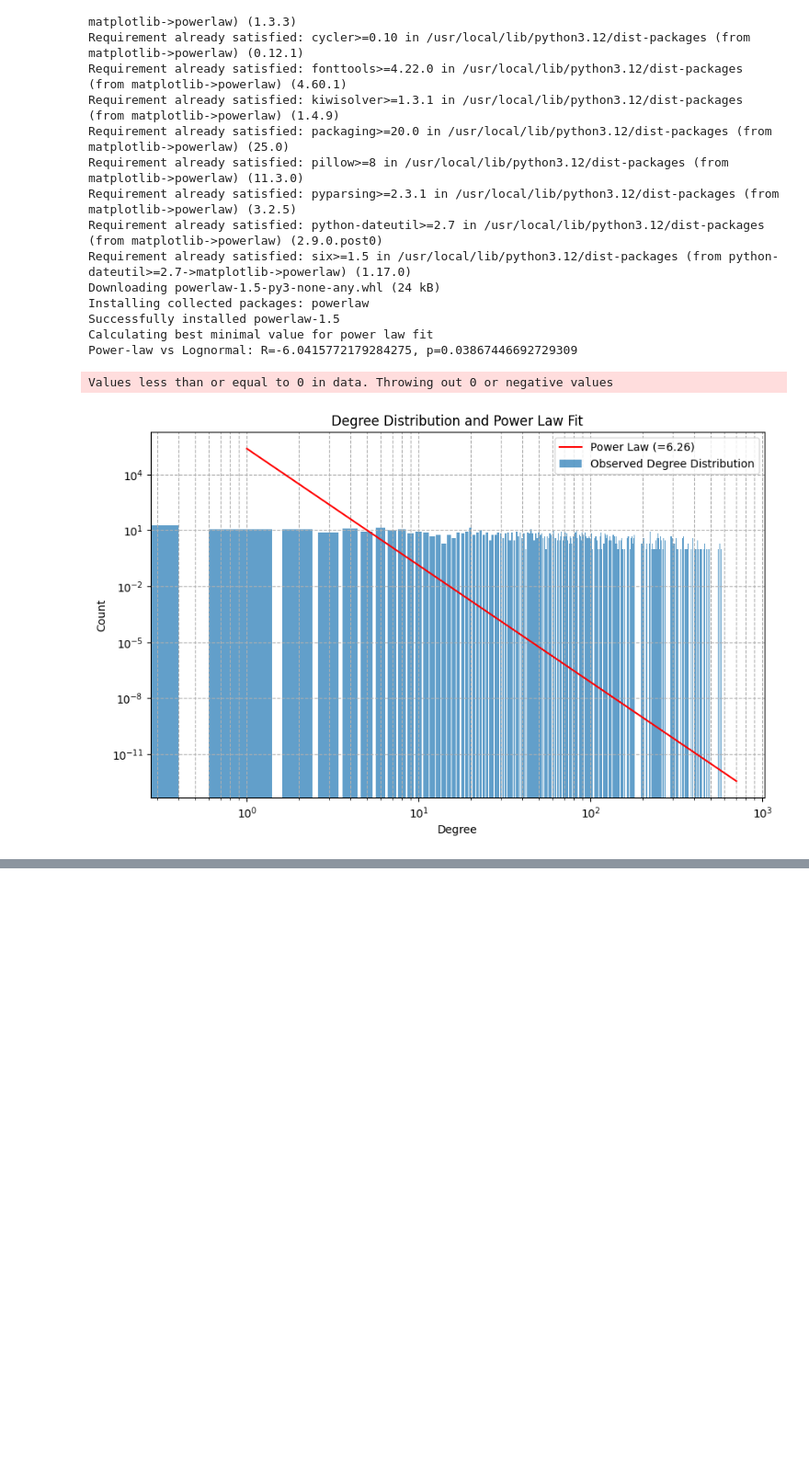
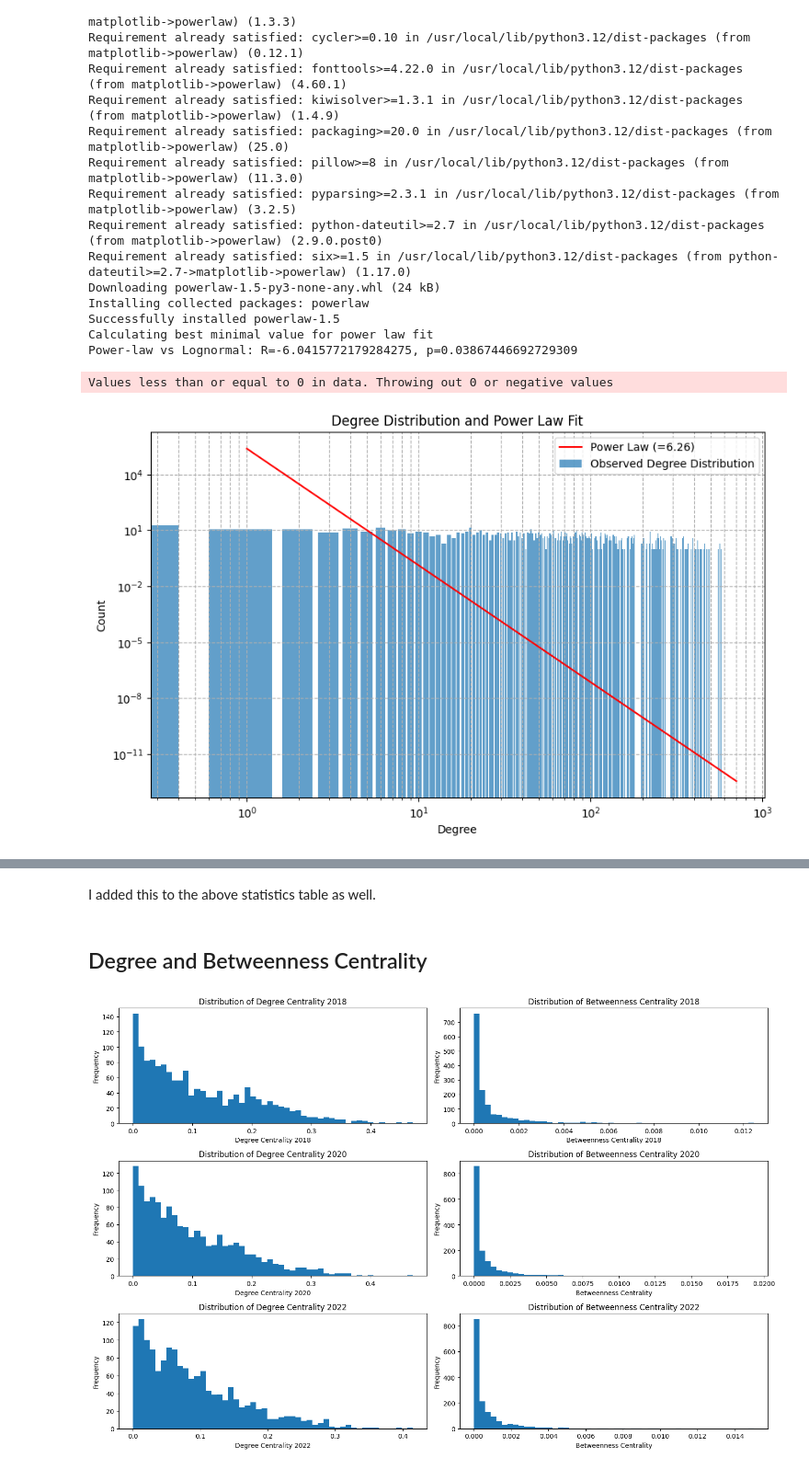
Before and after one commit to DylanMCullifer/NetworkScienceProject, a Jupyter notebook: Final_Project_NS.ipynb, the cells around one changed output, grey strips where cells are left out. Shown at 92% size. Saved outputs shown, nothing was run; the diff lists cells and outputs as text; code cells hidden in the pictures; blank space fills up the shorter version.

```diff
--- a/Final_Project_NS.ipynb
+++ b/Final_Project_NS.ipynb
@@ -327,0 +365,76 @@ plt.show()
+# %% [markdown]
+I added this to the above statistics table as well.
+# %% [markdown]
+## Degree and Betweenness Centrality
+# %%
+
+# Calculate centrality measures
+degree_centrality = nx.degree_centrality(G_2018)
+# Betweenness centrality can be computationally expensive, consider sampling for large graphs
+# Using the custom implementation from earlier for consistency, but will use a sample of nodes
+# for the full graph or use the NetworkX implementation with k for approximation if needed.
+# For now, let's use the built-in with k for approximation on the full graph
+# betweenness_centrality = betweenness_centrality(G) # Using custom, but slow for full graph
+betweenness_centrality = nx.betweenness_centrality(G_2018, k=100) # Using NetworkX with k=100 for approximation
+
+# Create lists of centrality values for plotting
+degree_values_2018 = list(degree_centrality.values())
+betweenness_values_2018 = list(betweenness_centrality.values())
+
+degree_centrality = nx.degree_centrality(G_2020)
+betweenness_centrality = nx.betweenness_centrality(G_2020, k=100)
+
+degree_values_2020 = list(degree_centrality.values())
+betweenness_values_2020 = list(betweenness_centrality.values())
+
+degree_centrality = nx.degree_centrality(G_2022)
+betweenness_centrality = nx.betweenness_centrality(G_2022, k=100)
+
+degree_values_2022 = list(degree_centrality.values())
+betweenness_values_2022 = list(betweenness_centrality.values())
+
+
+# Plot centrality distributions
+plt.figure(figsize=(15, 10))
+
+plt.subplot(3, 2, 1)
+plt.hist(degree_values_2018, bins=50)
+plt.xlabel('Degree Centrality 2018')
+plt.ylabel('Frequency')
+plt.title('Distribution of Degree Centrality 2018')
+
+plt.subplot(3, 2, 2)
+plt.hist(betweenness_values_2018, bins=50)
+plt.xlabel('Betweenness Centrality 2018')
+plt.ylabel('Frequency')
+plt.title('Distribution of Betweenness Centrality 2018')
+
+plt.subplot(3, 2, 3)
+plt.hist(degree_values_2020, bins=50)
+plt.xlabel('Degree Centrality 2020')
+plt.ylabel('Frequency')
+plt.title('Distribution of Degree Centrality 2020')
+
+plt.subplot(3, 2, 4)
+plt.hist(betweenness_values_2020, bins=50)
+plt.xlabel('Betweenness Centrality')
+plt.ylabel('Frequency')
+plt.title('Distribution of Betweenness Centrality 2020')
+
+plt.subplot(3, 2, 5)
+plt.hist(degree_values_2022, bins=50)
+plt.xlabel('Degree Centrality 2022')
+plt.ylabel('Frequency')
+plt.title('Distribution of Degree Centrality 2022')
+
+plt.subplot(3, 2, 6)
+plt.hist(betweenness_values_2022, bins=50)
+plt.xlabel('Betweenness Centrality')
+plt.ylabel('Frequency')
+plt.title('Distribution of Betweenness Centrality 2022')
+
+plt.tight_layout()
+#plt.suptitle('Overall Figure Title', fontsize=16, fontweight='bold')
+plt.show()
+# %% [output]
+[figure, added]
```
Also changed, not shown: parts of 6 cells of this notebook.
